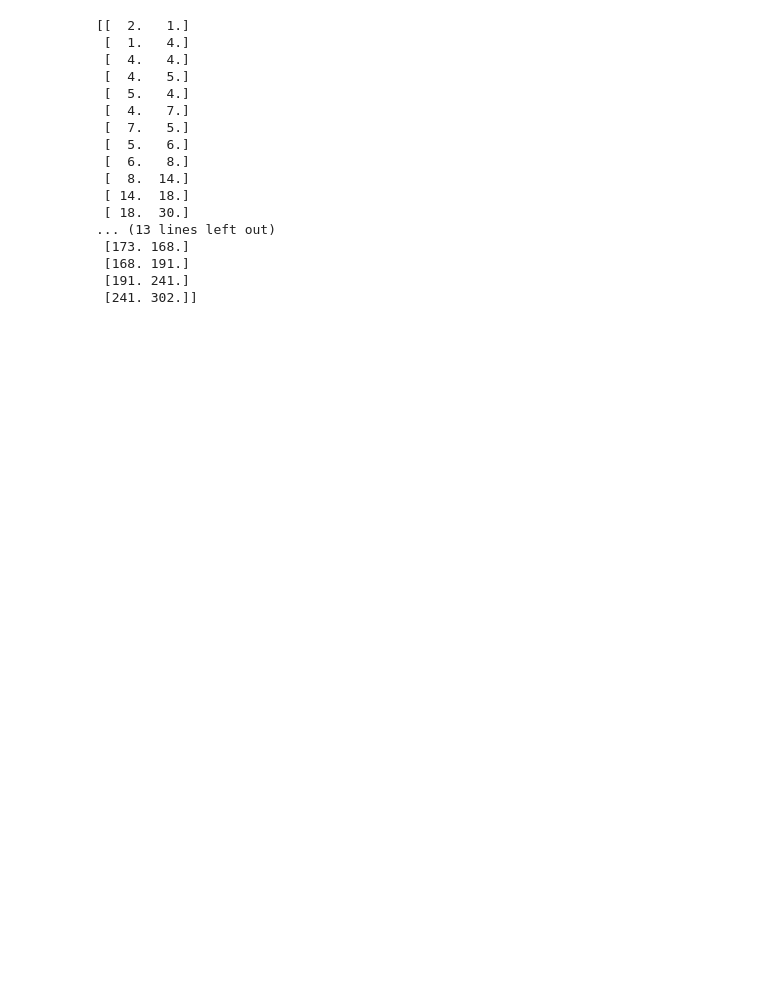
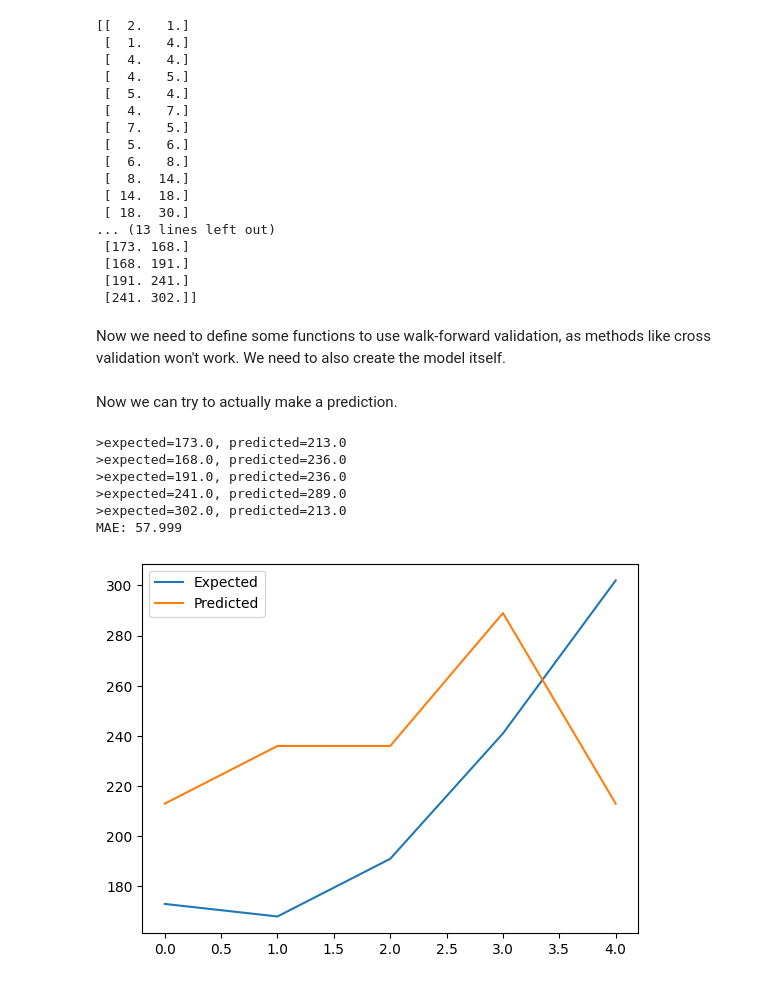
Before and after one commit to MehmetOzaslan/Network-Science-Project, a Jupyter notebook: stat_learning_techniques.ipynb, the cells around one changed output. Drawn from its saved outputs; the diff is of its cells as text; code cells hidden in the pictures; blank space fills up the shorter version.

Commit message:
some prelim predictions

```diff
--- a/stat_learning_techniques.ipynb
+++ b/stat_learning_techniques.ipynb
@@ -157,3 +161,5 @@ print(series_to_supervised(data=csci200))
  [168. 191.]
  [191. 241.]
  [241. 302.]]
+# %% [markdown]
+Now we need to define some functions to use walk-forward validation, as methods like cross validation won't work. We need to also create the model itself.
@@ -159,0 +179,45 @@ print(series_to_supervised(data=csci200))
+# %%
+# split a univariate dataset into train/test sets
+def train_test_split(data, n_test):
+	return data[:-n_test, :], data[-n_test:, :]
+
+# walk-forward validation for univariate data
+def walk_forward_validation(data, n_test):
+	predictions = list()
+	# split dataset
+	train, test = train_test_split(data, n_test)
+	# seed history with training dataset
+	history = [x for x in train]
+	# step over each time-step in the test set
+	for i in range(len(test)):
+		# split test row into input and output columns
+		testX, testy = test[i, :-1], test[i, -1]
+		# fit model on history and make a prediction
+		yhat = xgboost_forecast(history, testX)
+		# store forecast in list of predictions
+		predictions.append(yhat)
+		# add actual observation to history for the next loop
+		history.append(test[i])
+		# summarize progress
+		print('>expected=%.1f, predicted=%.1f' % (testy, yhat))
+	# estimate prediction error
+	error = sk.metrics.mean_absolute_error(test[:, -1], predictions)
+	return error, test[:, 1], predictions
+# %% [markdown]
+Now we can try to actually make a prediction.
+# %%
+csci200_data = series_to_supervised(csci200)
+mae, y, yhat = walk_forward_validation(csci200_data, 5) #
+# plot expected vs preducted
+plt.plot(y, label='Expected')
+plt.plot(yhat, label='Predicted')
+plt.legend()
+plt.show()
+# %% [output]
+>expected=173.0, predicted=213.0
+>expected=168.0, predicted=236.0
+>expected=191.0, predicted=236.0
+>expected=241.0, predicted=289.0
+>expected=302.0, predicted=213.0
+MAE: 57.999
+[figure, added]
```
Also changed, not shown: parts of 6 cells of this notebook.
